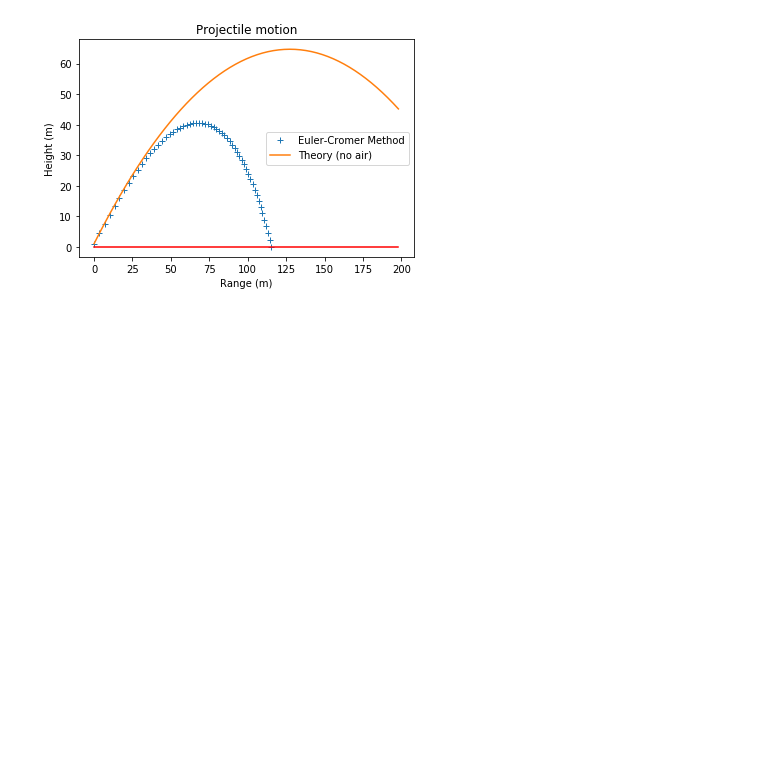
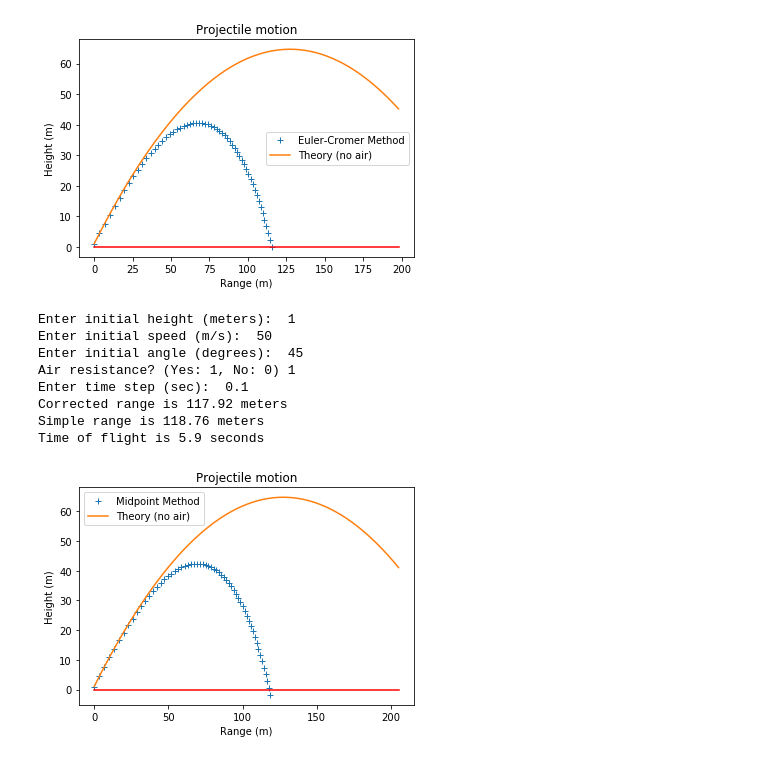
Before and after one commit to mattwilliams06/NumericalMethodsForPhysics, a Jupyter notebook: Ch2.ipynb, the cells around one changed output. Cells and saved outputs as stored; diff of their text form; code cells hidden in the pictures; blank space fills up the shorter version.

```diff
--- a/Ch2.ipynb
+++ b/Ch2.ipynb
@@ -363,3 +457,15 @@ Time of flight is 5.7 seconds
+# %%
+balle_midpoint()
+# %% [output]
+Enter initial height (meters):  1
+Enter initial speed (m/s):  50
+Enter initial angle (degrees):  45
+Air resistance? (Yes: 1, No: 0) 1
+Enter time step (sec):  0.1
+Corrected range is 117.92 meters
+Simple range is 118.76 meters
+Time of flight is 5.9 seconds
+[figure, added]
 # %% [markdown]
 # Simple Pendulum
 
```
Also changed, not shown: parts of 15 cells of this notebook.
